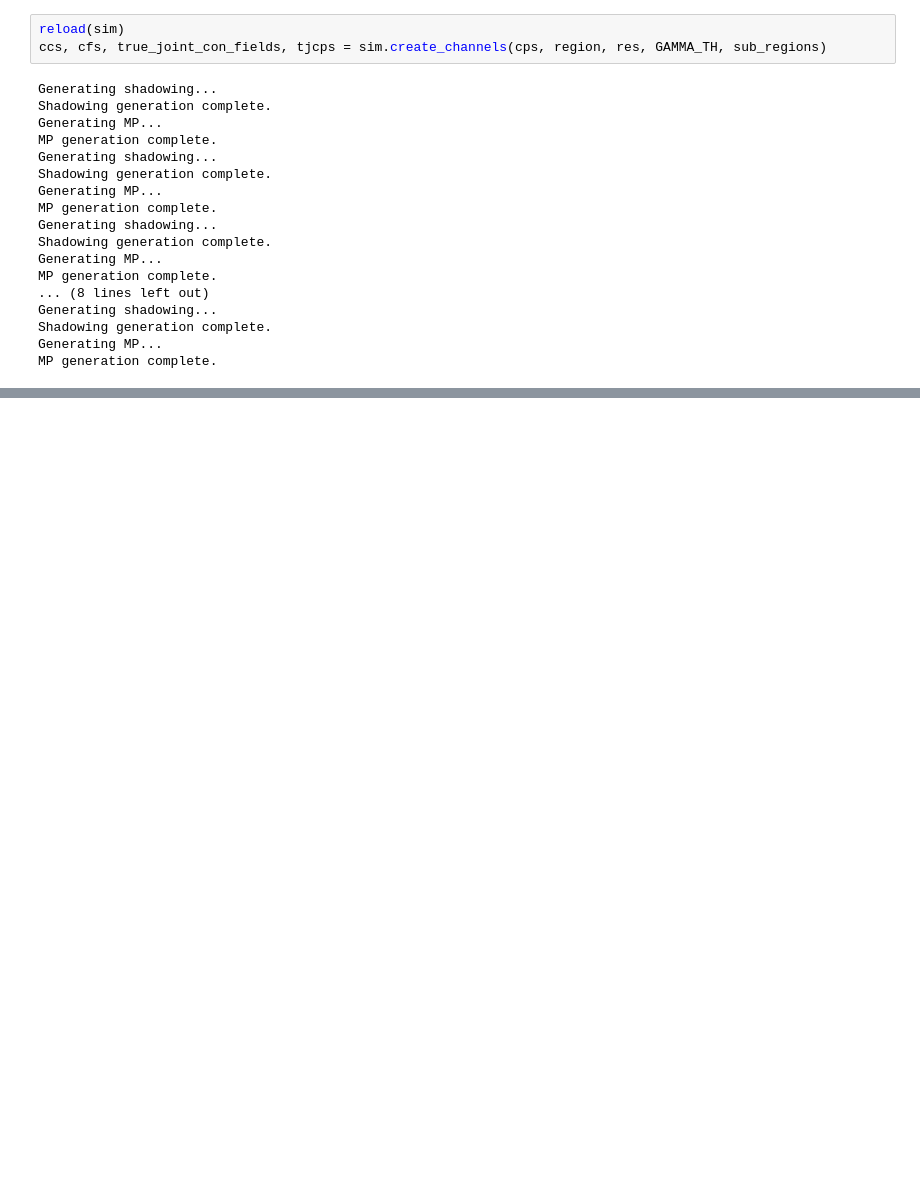
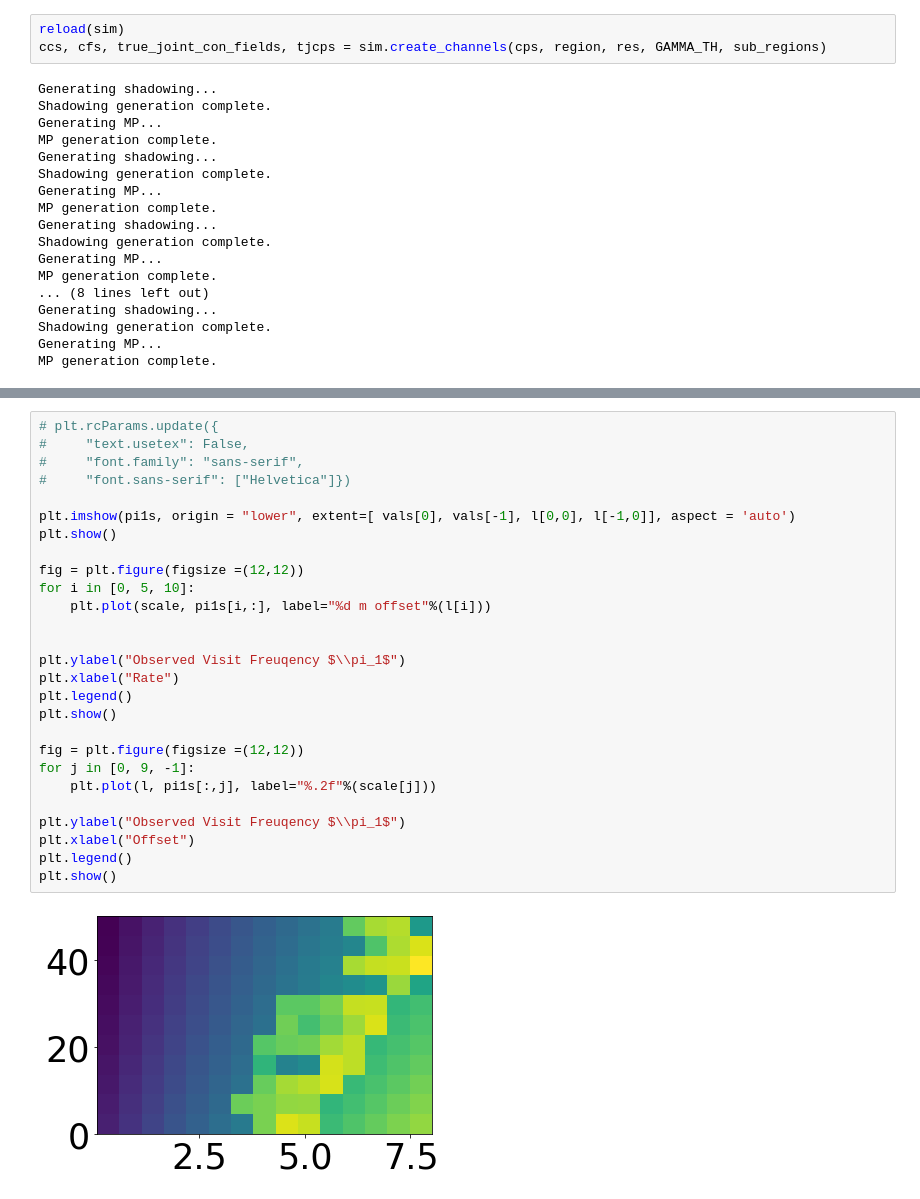
Before and after one commit to zhiyunjiang/CommMotionPlanning, a Jupyter notebook: python/touring_relay/FIG eq tri.ipynb, the cells around one changed output, grey strips where cells are left out. Saved outputs shown, nothing was run; the diff lists cells and outputs as text; blank space fills up the shorter version.

```diff
--- a/python/touring_relay/FIG eq tri.ipynb
+++ b/python/touring_relay/FIG eq tri.ipynb
@@ -238,0 +618,29 @@ print(AORP['pi'])
+# %%
+# plt.rcParams.update({
+#     "text.usetex": False,
+#     "font.family": "sans-serif",
+#     "font.sans-serif": ["Helvetica"]})
+
+plt.imshow(pi1s, origin = "lower", extent=[ vals[0], vals[-1], l[0,0], l[-1,0]], aspect = 'auto')
+plt.show()
+
+fig = plt.figure(figsize =(12,12))
+for i in [0, 5, 10]:
+    plt.plot(scale, pi1s[i,:], label="%d m offset"%(l[i]))
+
+
+plt.ylabel("Observed Visit Freuqency $\\pi_1$")
+plt.xlabel("Rate")
+plt.legend()
+plt.show()
+
+fig = plt.figure(figsize =(12,12))
+for j in [0, 9, -1]:
+    plt.plot(l, pi1s[:,j], label="%.2f"%(scale[j]))
+
+plt.ylabel("Observed Visit Freuqency $\\pi_1$")
+plt.xlabel("Offset")
+plt.legend()
+plt.show()
+# %% [output]
+[figure, added]
```
Also changed, not shown: parts of 22 cells of this notebook, 10 other files.
